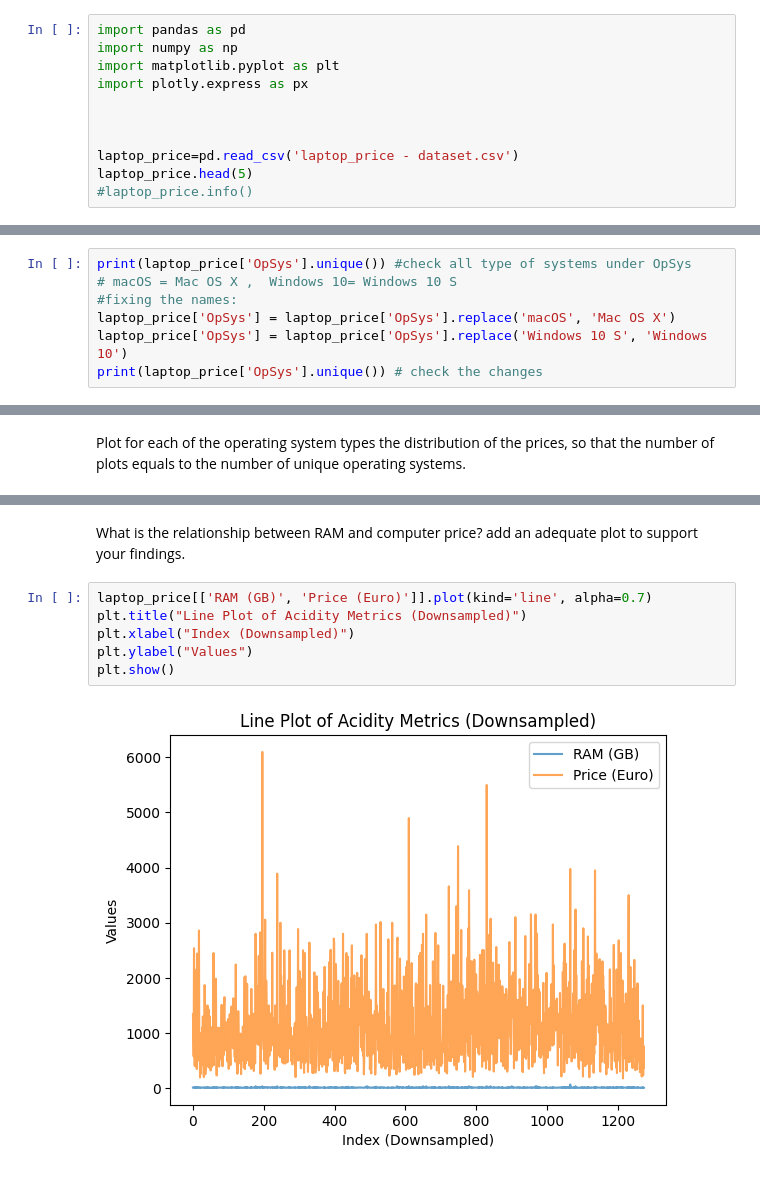
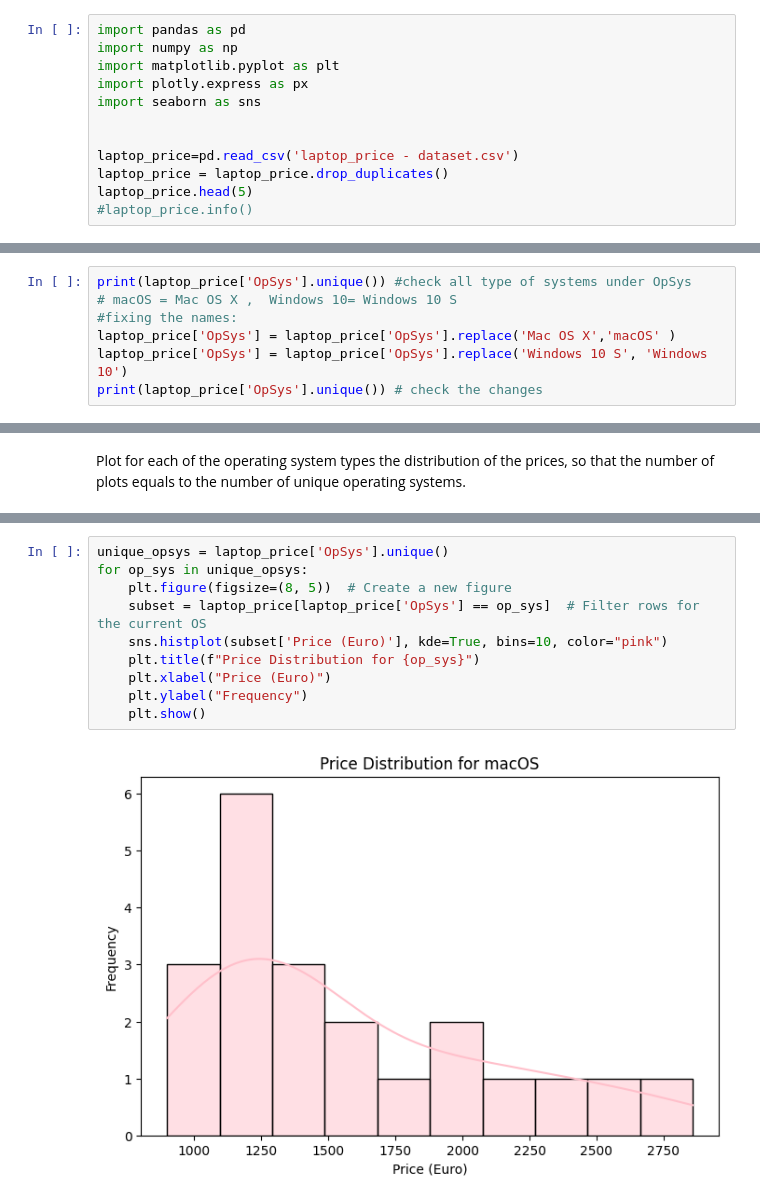
Before and after one commit to Yaelts2/MiniProject1, a Jupyter notebook: MiniProject2.ipynb, the cells around one changed output, grey strips where cells are left out. Saved outputs shown, nothing was run; the diff lists cells and outputs as text.

```diff
--- a/MiniProject2.ipynb
+++ b/MiniProject2.ipynb
@@ -8,10 +8,11 @@ import pandas as pd
 import numpy as np
 import matplotlib.pyplot as plt
 import plotly.express as px
-
+import seaborn as sns
 
 
 laptop_price=pd.read_csv('laptop_price - dataset.csv')
+laptop_price = laptop_price.drop_duplicates()
 laptop_price.head(5)
 #laptop_price.info()
 # %% [output]
@@ -68,7 +70,7 @@ ANS: We can see after fixing the names of the operating systems we are left with
 print(laptop_price['OpSys'].unique()) #check all type of systems under OpSys
 # macOS = Mac OS X ,  Windows 10= Windows 10 S
 #fixing the names:
-laptop_price['OpSys'] = laptop_price['OpSys'].replace('macOS', 'Mac OS X')
+laptop_price['OpSys'] = laptop_price['OpSys'].replace('Mac OS X','macOS' )
 laptop_price['OpSys'] = laptop_price['OpSys'].replace('Windows 10 S', 'Windows 10')
 print(laptop_price['OpSys'].unique()) # check the changes
 # %% [output]
@@ -93,12 +95,13 @@ fig.update_layout(
 fig.show()
-# %% [markdown]
-What is the relationship between RAM and computer price? add an adequate plot to
-support your findings.
-# %%
-laptop_price[['RAM (GB)', 'Price (Euro)']].plot(kind='line', alpha=0.7)
-plt.title("Line Plot of Acidity Metrics (Downsampled)")
-plt.xlabel("Index (Downsampled)")
-plt.ylabel("Values")
-plt.show()
-# %% [output]
-[figure, removed]
+# %%
+unique_opsys = laptop_price['OpSys'].unique()
+for op_sys in unique_opsys:
+    plt.figure(figsize=(8, 5))  # Create a new figure
+    subset = laptop_price[laptop_price['OpSys'] == op_sys]  # Filter rows for the current OS
+    sns.histplot(subset['Price (Euro)'], kde=True, bins=10, color="pink")
+    plt.title(f"Price Distribution for {op_sys}")
+    plt.xlabel("Price (Euro)")
+    plt.ylabel("Frequency")
+    plt.show()
+# %% [output]
+[figure, added]
```
Also changed, not shown: parts of 12 cells of this notebook.
